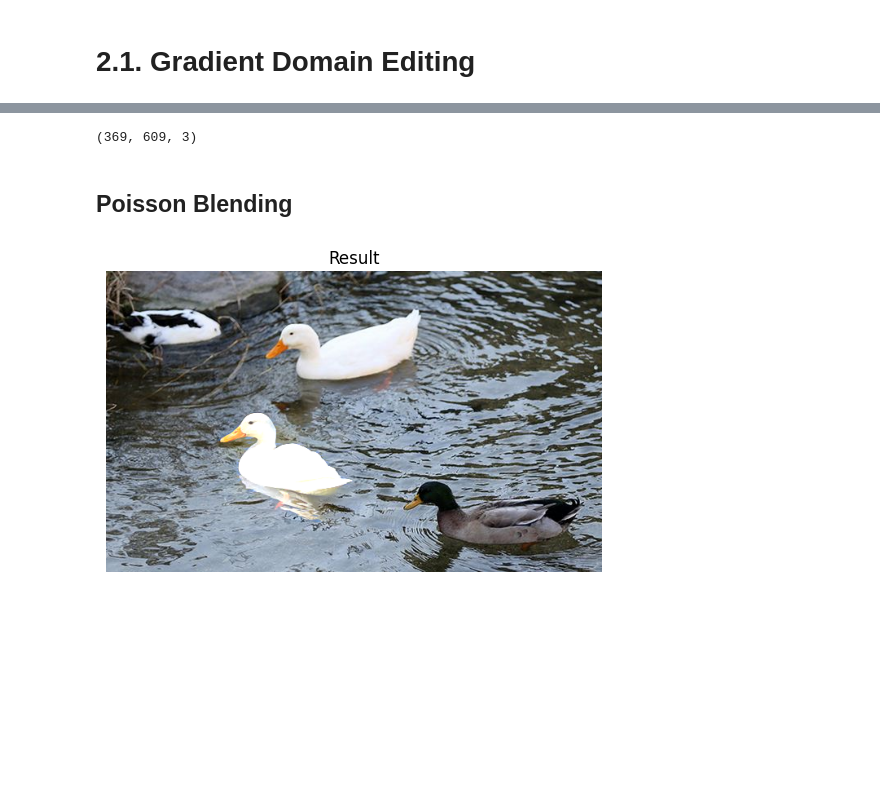
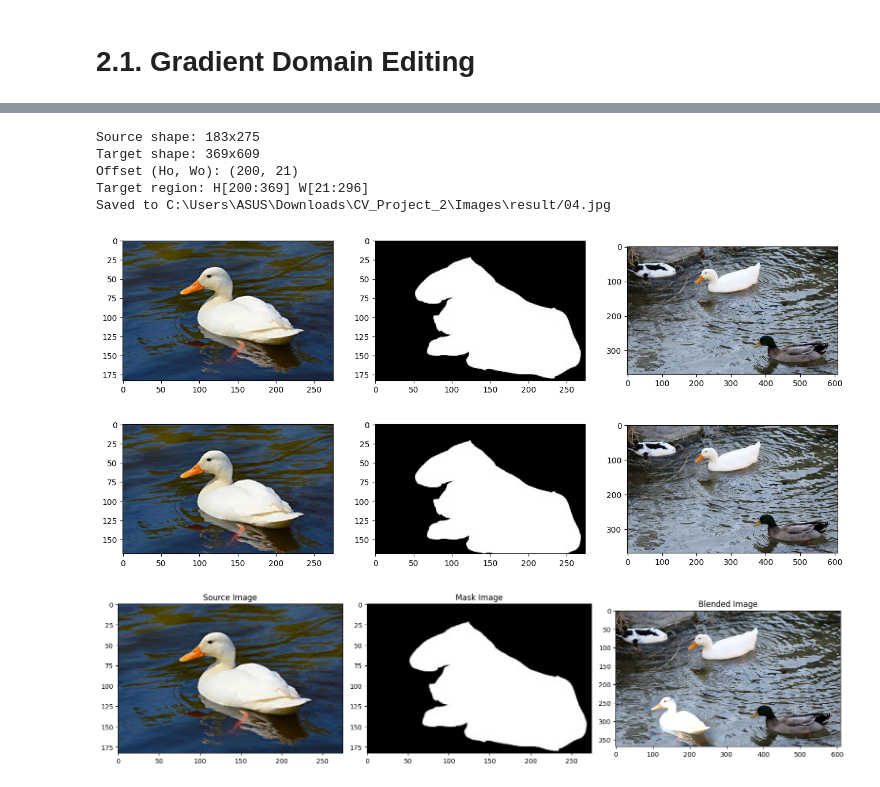
Before and after one commit to CaPPok/CV_Project_2, a Jupyter notebook: SourceCode/module1.ipynb, the cells around one changed output, grey strips where cells are left out. Saved outputs shown, nothing was run; the diff lists cells and outputs as text; code cells hidden in the pictures; blank space fills up the shorter version.

Commit message:
Poisson blending and copy-paste in module1 (finished)

```diff
--- a/SourceCode/module1.ipynb
+++ b/SourceCode/module1.ipynb
@@ -12,0 +155,10 @@ import matplotlib.pyplot as plt
+# %%
+def naive_copy(image_data):
+    source = image_data['source']
+    mask = image_data['mask']
+    target = image_data['target']
+    dims = image_data['dims']
+
+    target[dims[0]:dims[1], dims[2]:dims[3], :] = target[dims[0]:dims[1],dims[2]:dims[3],:] * (1 - mask) + source * mask
+
+    return target
@@ -12,0 +290,3 @@ import matplotlib.pyplot as plt
+# %%
+def laplacian_blend(image, num_lv = 6):
+    pass
@@ -114,20 +332,44 @@ obj_crop.shape
-# %%
-bg.shape
-# %% [output]
-(369, 609, 3)
-# %% [markdown]
-## Poisson Blending
-# %%
-bg_in  = bg.copy()
-obj_in = obj_crop.copy()
-mask_in = mask_crop.copy()
-
-h, w = obj_in.shape[:2]
-cx = max(w//2, min(bg_in.shape[1] - w//2, arg_min_w))
-cy = max(h//2, min(bg_in.shape[0] - h//2, arg_min_h))
-center = (cx, cy)
-
-result = cv2.seamlessClone(obj_in, bg_in, mask_in, center, cv2.NORMAL_CLONE)
-show_plt("Result", result)
-# %% [output]
-[figure, removed]
+# %%
+DATA_ROOT = 'C:\\Users\\ASUS\\Downloads\\CV_Project_2\\Images\\'
+BLEND_TYPE = 2
+
+GRAD_MIX = False
+IMAGE_NAME = "04.jpg"
+
+target_offsets = [[200, 21], [-300, -100], [-150, 10], [200, 21], [-300, -100], [-150, 10]]
+
+USE_MANUAL_OFFSET = False
+
+if USE_MANUAL_OFFSET:
+    offset = None
+else:
+    offset = target_offsets[int(IMAGE_NAME[:-4]) - 1]
+
+image =  load_img(IMAGE_NAME, DATA_ROOT, target_offset=offset)
+display_images(image)
+
+data = preprocess_images(image)
+display_images(data)
+final_image = blend_img(data, BLEND_TYPE, GRAD_MIX)
+
+# Plot result
+final_image = np.clip(final_image, 0, 1)
+plt.figure(figsize=(16, 6))
+plt.subplot(1, 3, 1); plt.title('Source Image'); plt.imshow(image['source'][:,:,[2, 1, 0]])
+plt.subplot(1, 3, 2); plt.title('Mask Image'); plt.imshow(image['mask'][:,:,[2, 1, 0]])
+plt.subplot(1, 3, 3); plt.title('Blended Image'); plt.imshow(final_image[:,:,[2, 1, 0]])
+plt.tight_layout()
+
+# Save the result
+save_img = (final_image * 255).astype(np.uint8)
+cv2.imwrite(DATA_ROOT + "result/" + IMAGE_NAME, save_img, [cv2.IMWRITE_JPEG_QUALITY, 90])
+print(f"Saved to {DATA_ROOT + 'result/' + IMAGE_NAME}")
+# %% [output]
+Source shape: 183x275
+Target shape: 369x609
+Offset (Ho, Wo): (200, 21)
+Target region: H[200:369] W[21:296]
+Saved to C:\Users\ASUS\Downloads\CV_Project_2\Images\result/04.jpg
+[figure, added]
+[figure, added]
+[figure, added]
```
Also changed, not shown: parts of 26 cells of this notebook, 15 other files.
